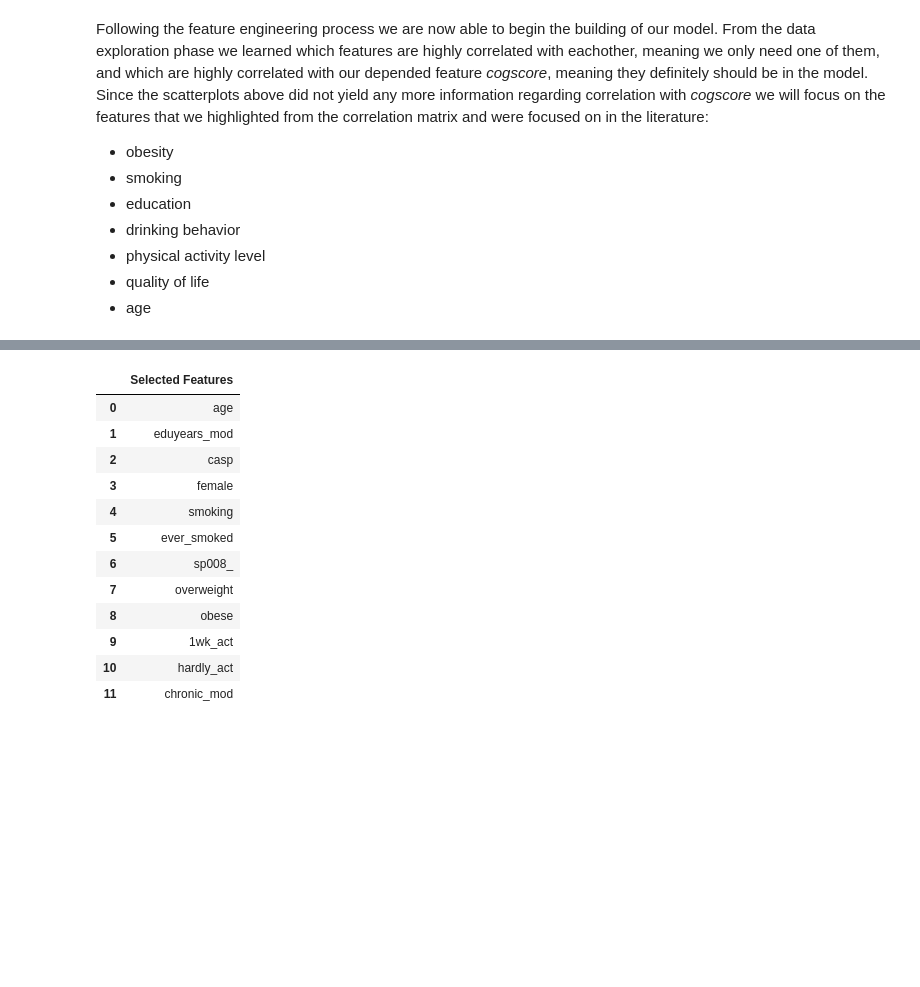
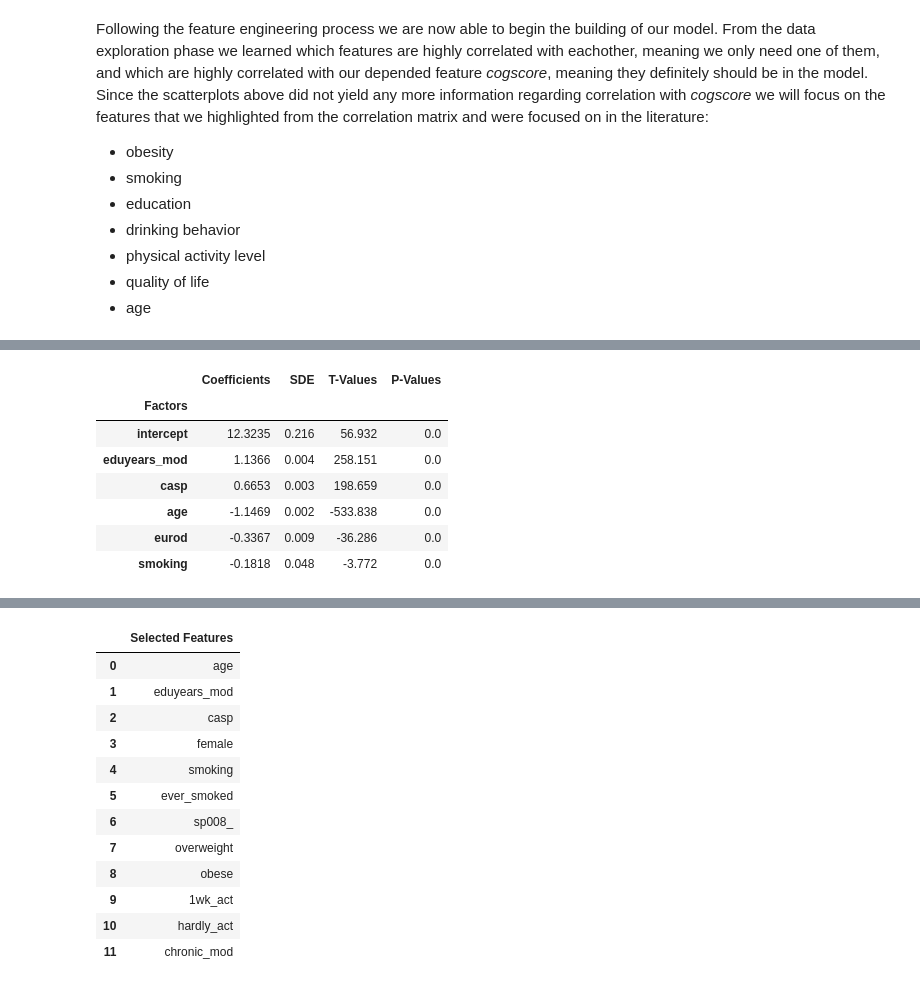
Before and after one commit to ananyajai/mlp_coursework_01, a Jupyter notebook: project1.ipynb, the cells around one changed output, grey strips where cells are left out. Cells and saved outputs as stored; diff of their text form; code cells hidden in the pictures; blank space fills up the shorter version.

Commit message:
Statistical testing of baseline and more descriptions in modelling

```diff
--- a/project1.ipynb
+++ b/project1.ipynb
@@ -668,0 +648,37 @@ model_fit(baseline_model, X_train_bs, y_train, plot = True)
+# %%
+# Calculating statistical significance of baseline coefficients
+
+params = get_coefs(baseline_model)
+predictions = baseline_model.predict(X_train_bs)
+
+newX = pd.DataFrame({"Constant":np.ones(len(X_train_bs))}).join(pd.DataFrame(X_train_bs.reset_index(drop=True)))
+MSE = (sum((y_train-predictions)**2))/(len(newX)-len(newX.columns))
+
+var_b = MSE*(np.linalg.inv(np.dot(newX.transpose(),newX)).diagonal())
+sd_b = np.sqrt(var_b)
+ts_b = params/ sd_b
+
+p_values = [2 * (1 - stats.t.cdf(np.abs(i), (len(newX) - len(newX.columns)))) for i in ts_b]
+
+sd_b = np.round(sd_b,3)
+ts_b = np.round(ts_b,3)
+p_values = np.round(p_values,3)
+params = np.round(params,4)
+
+bs_summary = pd.DataFrame()
+bs_summary["Factors"],bs_summary["Coefficients"],bs_summary["SDE"],bs_summary["T-Values"],bs_summary["P-Values"] = [coef_col_names_bs,params,sd_b,ts_b,p_values]
+bs_summary=bs_summary.set_index(['Factors'])
+# Formatting
+bs_summary_df = bs_summary.style.format('{}')
+bs_summary_df.set_table_styles([index_names, headers])
+
+## NOTE: Confirmed the coefficients are equal to the sklearn Linear Regression ran above.
+# %% [output]
+|  | Coefficients | SDE | T-Values | P-Values |
+| Factors |  |  |  |  |
+| intercept | 12.3235 | 0.216 | 56.932 | 0.0 |
+| eduyears_mod | 1.1366 | 0.004 | 258.151 | 0.0 |
+| casp | 0.6653 | 0.003 | 198.659 | 0.0 |
+| age | -1.1469 | 0.002 | -533.838 | 0.0 |
+| eurod | -0.3367 | 0.009 | -36.286 | 0.0 |
+| smoking | -0.1818 | 0.048 | -3.772 | 0.0 |
```
Also changed, not shown: parts of 10 cells of this notebook.
